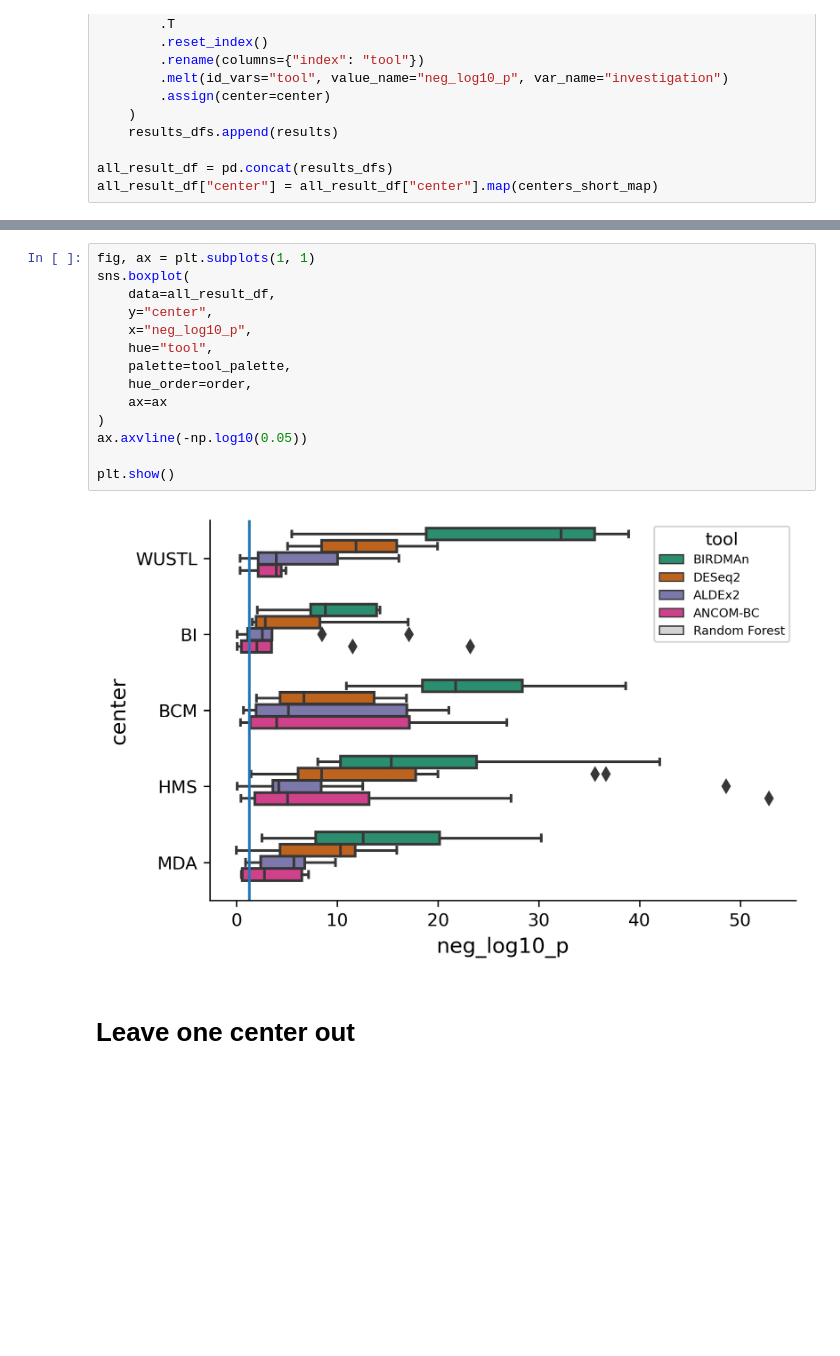
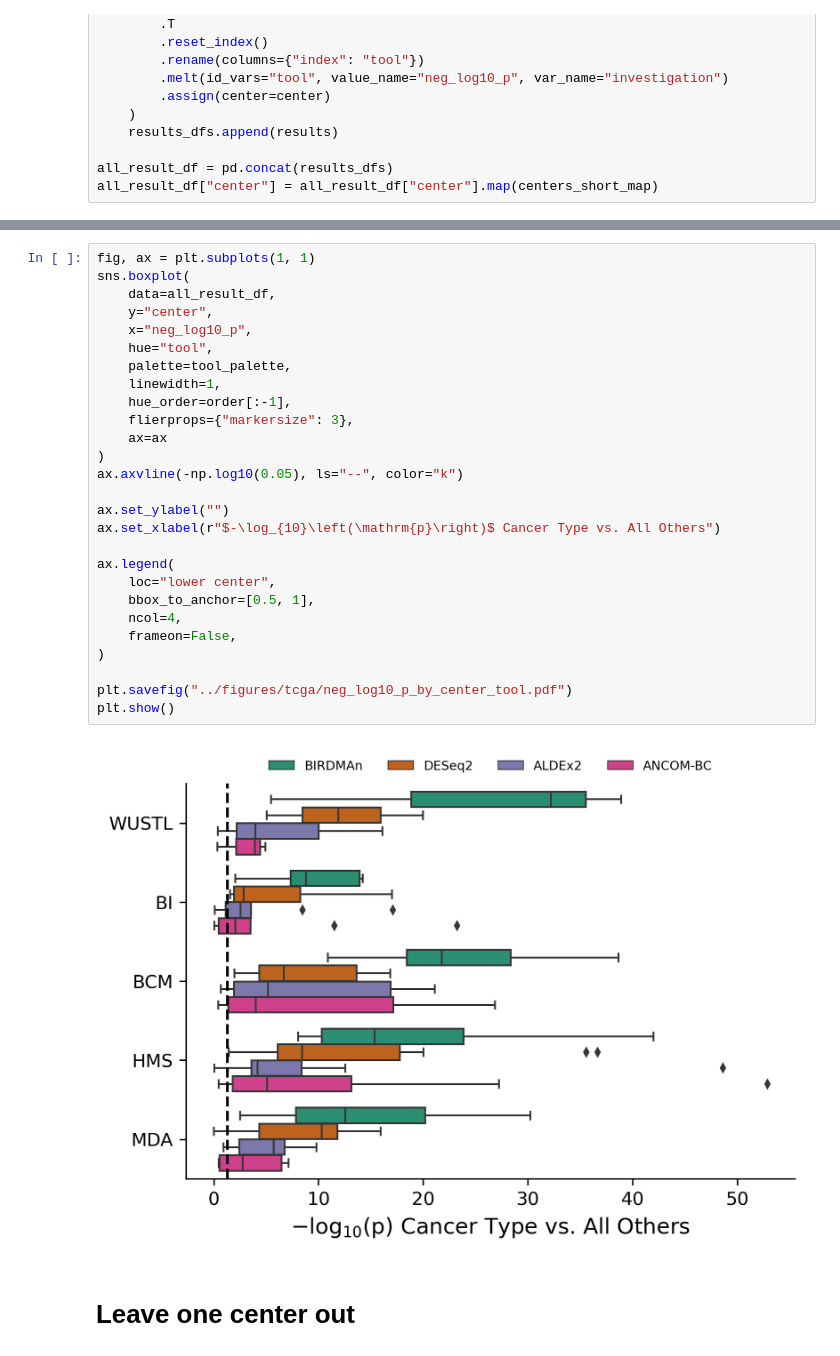
Before and after one commit to knightlab-analyses/birdman-analyses, a Jupyter notebook: notebooks/tcga_figures.ipynb, the cells around one changed output, grey strips where cells are left out. Drawn from its saved outputs; the diff is of its cells as text; blank space fills up the shorter version.

Commit message:
update tcga

```diff
--- a/notebooks/tcga_figures.ipynb
+++ b/notebooks/tcga_figures.ipynb
@@ -685,19 +744,32 @@ plt.show()
 # %%
 fig, ax = plt.subplots(1, 1)
 sns.boxplot(
     data=all_result_df,
     y="center",
     x="neg_log10_p",
     hue="tool",
     palette=tool_palette,
-    hue_order=order,
+    linewidth=1,
+    hue_order=order[:-1],
+    flierprops={"markersize": 3},
     ax=ax
 )
-ax.axvline(-np.log10(0.05))
+ax.axvline(-np.log10(0.05), ls="--", color="k")
 
+ax.set_ylabel("")
+ax.set_xlabel(r"$-\log_{10}\left(\mathrm{p}\right)$ Cancer Type vs. All Others")
+
+ax.legend(
+    loc="lower center",
+    bbox_to_anchor=[0.5, 1],
+    ncol=4,
+    frameon=False,
+)
+
+plt.savefig("../figures/tcga/neg_log10_p_by_center_tool.pdf")
 plt.show()
 # %% [output]
-[figure, old version]
+[figure, new version]
 # %% [markdown]
 # Leave one center out
 # %%
```
Also changed, not shown: parts of 10 cells of this notebook, 8 other files.
